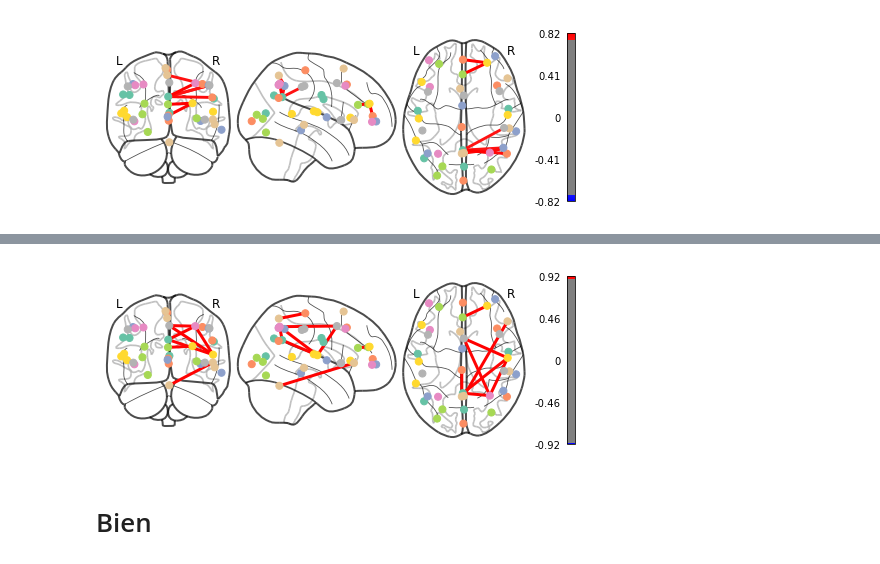
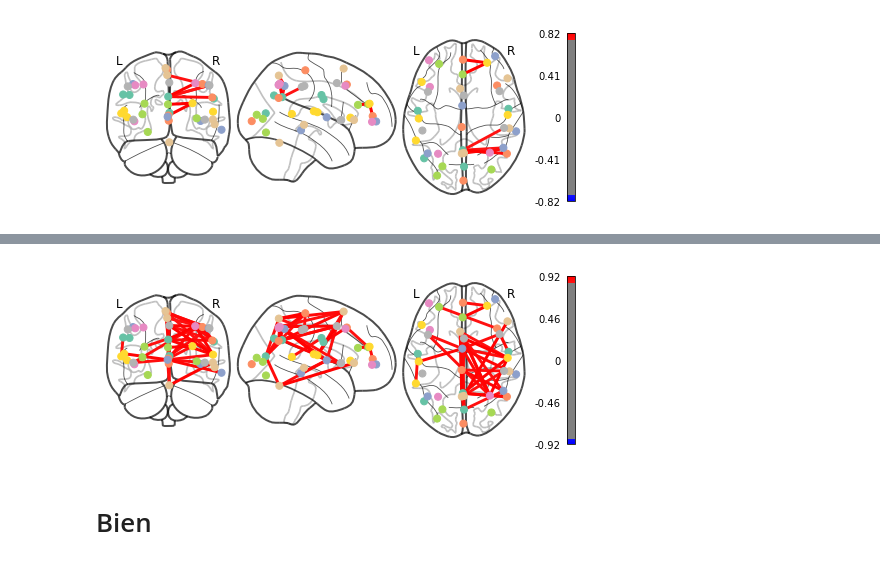
Before and after one commit to mrpotato180/final_project_neuroim, a Jupyter notebook: Notebook_fMRI.ipynb, the cells around one changed output, grey strips where cells are left out. Saved outputs shown, nothing was run; the diff lists cells and outputs as text; code cells hidden in the pictures.

```diff
--- a/Notebook_fMRI.ipynb
+++ b/Notebook_fMRI.ipynb
@@ -37,8 +41,8 @@ import nibabel as nib
 #fMRI
 
 
-#subject_data = 'C:/Users/vctrf/Documents/Quatrimestre_2/Neuroimagen/proyecto Neuroimagen/sub-xp101/func/sub-xp101_task-eegfmriNF_bold.nii.gz'
-subject_data = '/Users/juliagarciacornet/Desktop/Q4/Neuroimatge/project/sub-xp101/func/sub-xp101_task-eegfmriNF_bold.nii.gz'
+subject_data = 'C:/Users/vctrf/Documents/Quatrimestre_2/Neuroimagen/proyecto Neuroimagen/sub-xp101/func/sub-xp101_task-eegfmriNF_bold.nii.gz'
+#subject_data = '/Users/juliagarciacornet/Desktop/Q4/Neuroimatge/project/sub-xp101/func/sub-xp101_task-eegfmriNF_bold.nii.gz'
 fmri_img= nib.load(subject_data)
 
 
@@ -49,6 +53,7 @@ print(mean_img.shape) # passo a 3D
 
 mask = masking.compute_epi_mask(mean_img) #mascara
 
+
 # Clean and smooth data
 #fmri_img = image.clean_img(fmri_img, standardize=False)
 #fmri_img = image.smooth_img(fmri_img, 5.)
@@ -228,15 +302,15 @@ THIS IS A JOBLIB ISSUE. If you can, kindly provide the joblib's team with an
 # %%
 from nilearn import plotting
 coords = dataset.region_coords
 
 # We threshold to keep only the 20% of edges with the highest value
 # because the graph is very dense
 plotting.plot_connectome(correlation_matrix, coords,
-                         edge_threshold="99%", colorbar=True)
+                         edge_threshold="95%", colorbar=True)
 
 plotting.show()
 # %% [output]
-[figure, old version]
+[figure, new version]
 # %% [markdown]
 # Bien
 # %%
```
Also changed, not shown: parts of 9 cells of this notebook.
